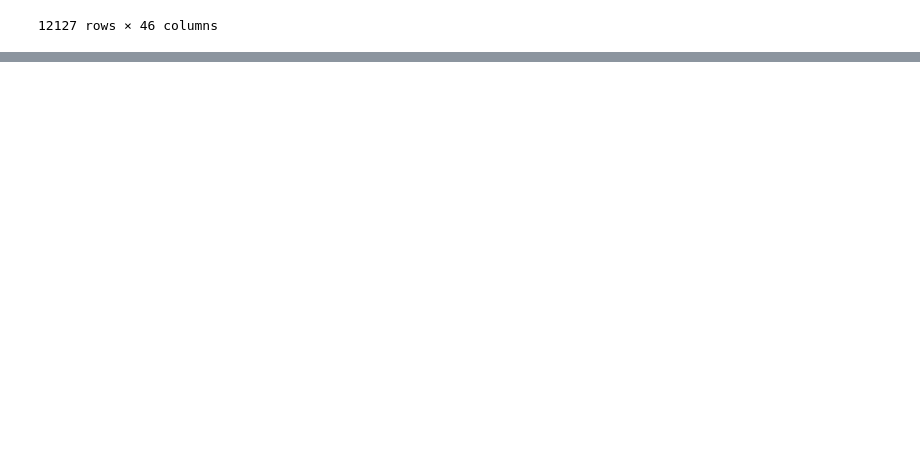
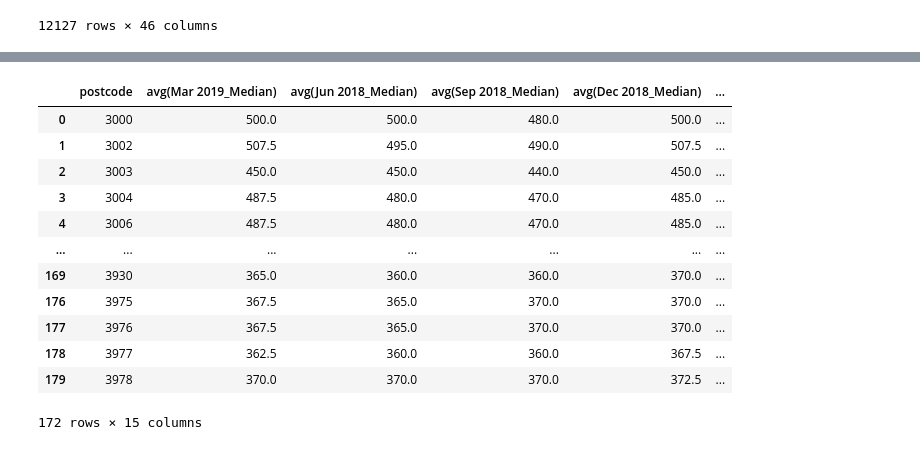
Before and after one commit to MAST30034-Applied-Data-Science/generic-real-estate-consulting-project-group-7, a Jupyter notebook: models/fit-arima.ipynb, the cells around one changed output, grey strips where cells are left out. Cells and saved outputs as stored; diff of their text form; code cells hidden in the pictures; blank space fills up the shorter version.

```diff
--- a/models/fit-arima.ipynb
+++ b/models/fit-arima.ipynb
@@ -123,0 +170,3 @@ model_data.to_csv("../data/curated/model-data/model-data-with-rent.csv")
+# %%
+model_data = spark.read.csv('../data/curated/model-data/model-data-with-rent.csv', header=True)
+model_data.limit(5)
@@ -123,0 +180,18 @@ model_data.to_csv("../data/curated/model-data/model-data-with-rent.csv")
+# %%
+agg = model_data.groupBy('postcode').agg(
+                                        F.mean('price').alias('2022-Median')
+                                        ).orderBy('postcode')
+agg2 = agg.withColumnRenamed('postcode', 'Postcode2')
+# %%
+model_data = model_data.join(agg2, model_data.postcode == agg2.Postcode2, how='inner').drop('Postcode2')
+# %%
+agg = model_data.groupBy('postcode').agg(
+                                        F.mean('Mar 2019_Median'), F.mean('Jun 2018_Median'), F.mean('Sep 2018_Median'), F.mean('Dec 2018_Median'),
+                                        F.mean('Mar 2019_Median'), F.mean('Jun 2019_Median'), F.mean('Sep 2019_Median'), F.mean('Dec 2019_Median'),
+                                        F.mean('Mar 2020_Median'), F.mean('Jun 2020_Median'), F.mean('Sep 2020_Median'), F.mean('Dec 2020_Median'),
+                                        F.mean('Mar 2021_Median'), F.mean('2022-Median')
+                                        ).orderBy('postcode')
+
+agg = agg.toPandas()
+agg = agg.dropna()
+agg.dtypes
@@ -123,0 +215,16 @@ model_data.to_csv("../data/curated/model-data/model-data-with-rent.csv")
+# %%
+agg
+# %% [output]
+|  | postcode | avg(Mar 2019_Median) | avg(Jun 2018_Median) | avg(Sep 2018_Median) | avg(Dec 2018_Median) | ... |
+| 0 | 3000 | 500.0 | 500.0 | 480.0 | 500.0 | ... |
+| 1 | 3002 | 507.5 | 495.0 | 490.0 | 507.5 | ... |
+| 2 | 3003 | 450.0 | 450.0 | 440.0 | 450.0 | ... |
+| 3 | 3004 | 487.5 | 480.0 | 470.0 | 485.0 | ... |
+| 4 | 3006 | 487.5 | 480.0 | 470.0 | 485.0 | ... |
+| ... | ... | ... | ... | ... | ... | ... |
+| 169 | 3930 | 365.0 | 360.0 | 360.0 | 370.0 | ... |
+| 176 | 3975 | 367.5 | 365.0 | 370.0 | 370.0 | ... |
+| 177 | 3976 | 367.5 | 365.0 | 370.0 | 370.0 | ... |
+| 178 | 3977 | 362.5 | 360.0 | 360.0 | 367.5 | ... |
+| 179 | 3978 | 370.0 | 370.0 | 370.0 | 372.5 | ... |
+172 rows × 15 columns
```
Also changed, not shown: parts of 5 cells of this notebook.
